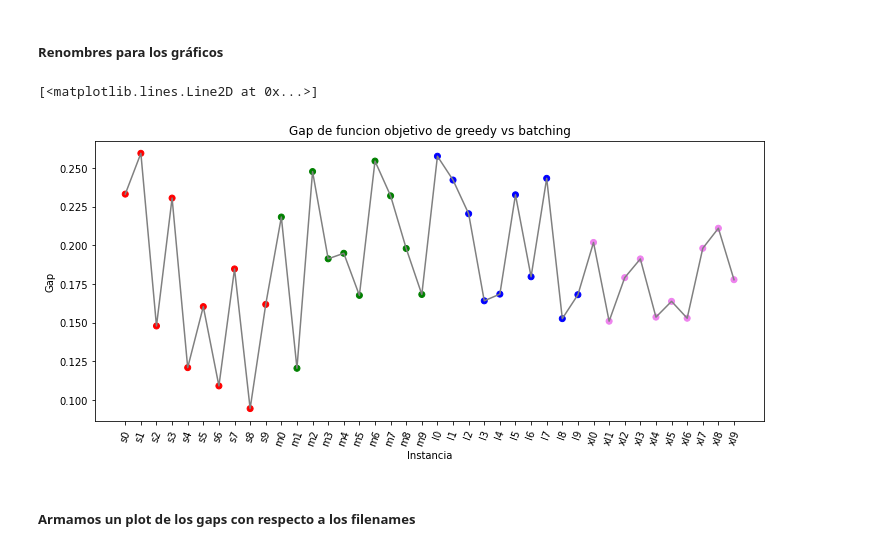
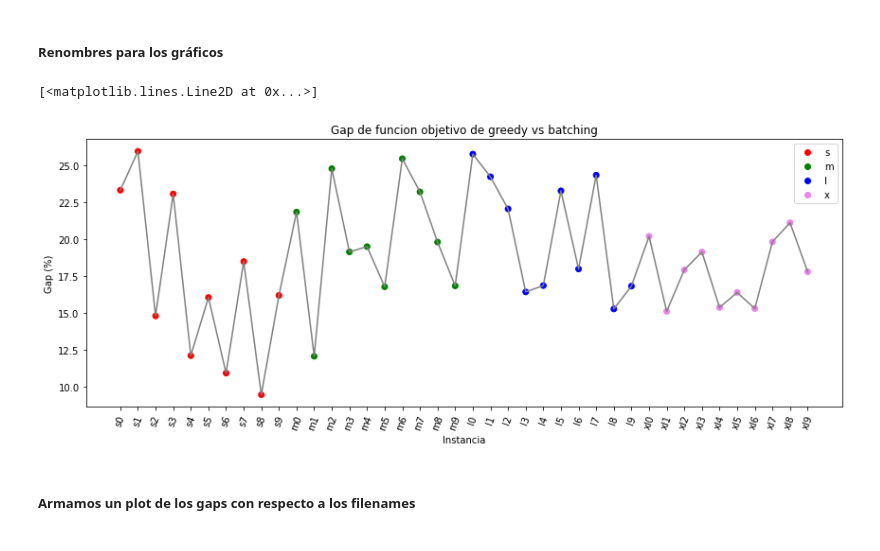
Before and after one commit to florianreyes/TP_1_TD5_Algoritmos, a Jupyter notebook: tp1/analisis/analisis_mod.ipynb, the cells around one changed output. Saved outputs shown, nothing was run; the diff lists cells and outputs as text; code cells hidden in the pictures.

Commit message:
Analysis new graphs and comments

```diff
--- a/tp1/analisis/analisis_mod.ipynb
+++ b/tp1/analisis/analisis_mod.ipynb
@@ -25,21 +25,29 @@ dict = {"small": "s", "medium": "m", "large": "l"}
 df['filename'] = df['filename'].replace(dict, regex=True)
 df['filename'] = df['filename'].replace({"_": ""}, regex=True)
 df['filename'] = df['filename'].apply(lambda x: x.split('.')[0])
+
+df['gap'] = df['gap'].apply(lambda x: float(x)*100.0)
+df['time_batching'] = df['time_batching'].apply(lambda x: float(x)/1000.0)
+df['time_greedy'] = df['time_greedy'].apply(lambda x: float(x)/1000.0)
 # %%
 fig, ax = plt.subplots(figsize=(12, 5))
 ax.set_title('Gap de funcion objetivo de greedy vs batching')
 ax.set_xlabel('Instancia')
-ax.set_ylabel('Gap')
+ax.set_ylabel('Gap (%)')
 plt.xticks(rotation=70)
 plt.subplots_adjust(bottom=0.1)
 
 colours = {"s": "red", "m": "green", "l": "blue", "x": "violet"}
 
+plt.tight_layout()
 plt.scatter(df['filename'], df['gap'], c=df['filename'].apply(lambda x: colours[x[0]]), label='greedy vs batching')
+
+plt.legend(handles=[plt.Line2D([], [], ls="", marker="o", color=c, label=l) for l, c in colours.items()])
+
 plt.plot(df['filename'], df['gap'], label='greedy vs batching', color = "grey")
 # %% [output]
 [<matplotlib.lines.Line2D at 0x...>]
-[figure, old version]
+[figure, new version]
 # %% [markdown]
 ##### Armamos un plot de los gaps con respecto a los filenames
 # %%
```
Also changed, not shown: parts of 5 cells of this notebook.
